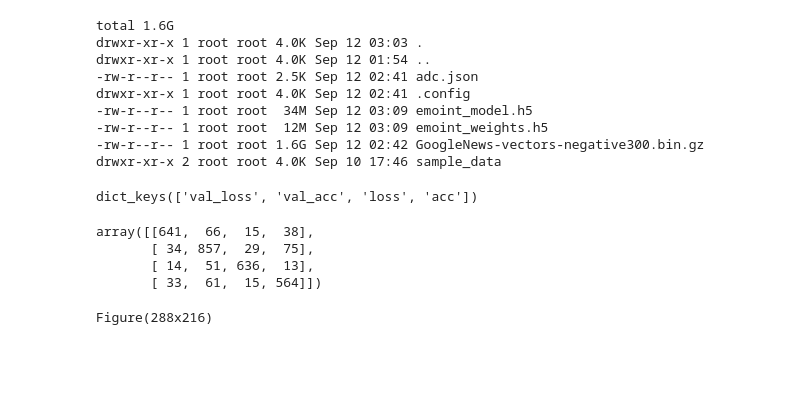
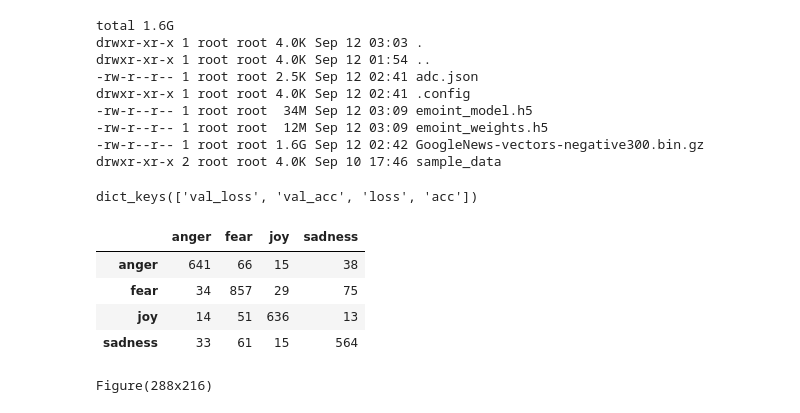
Before and after one commit to nakamura41/emotion_detection_notebooks, a Jupyter notebook: EmoInt_Sentiment_Analysis.ipynb, the cells around one changed output. Saved outputs shown, nothing was run; the diff lists cells and outputs as text; code cells hidden in the pictures; blank space fills up the shorter version.

```diff
--- a/EmoInt_Sentiment_Analysis.ipynb
+++ b/EmoInt_Sentiment_Analysis.ipynb
@@ -345,12 +345,17 @@ def print_confusion_matrix(confusion_matrix, class_names, figsize = (4,3), fonts
 # %%
 cf_matrix = confusion_matrix(y_test_original, y_pred_original, labels=labels)
 
-cf_matrix
+df_cm = pd.DataFrame(
+    cf_matrix, index=labels, columns=labels,
+)
+
+df_cm
 # %% [output]
-array([[641,  66,  15,  38],
-       [ 34, 857,  29,  75],
-       [ 14,  51, 636,  13],
-       [ 33,  61,  15, 564]])
+|  | anger | fear | joy | sadness |
+| anger | 641 | 66 | 15 | 38 |
+| fear | 34 | 857 | 29 | 75 |
+| joy | 14 | 51 | 636 | 13 |
+| sadness | 33 | 61 | 15 | 564 |
 # %%
 print(print_confusion_matrix(cf_matrix, class_names=labels))
 # %% [output]
```
